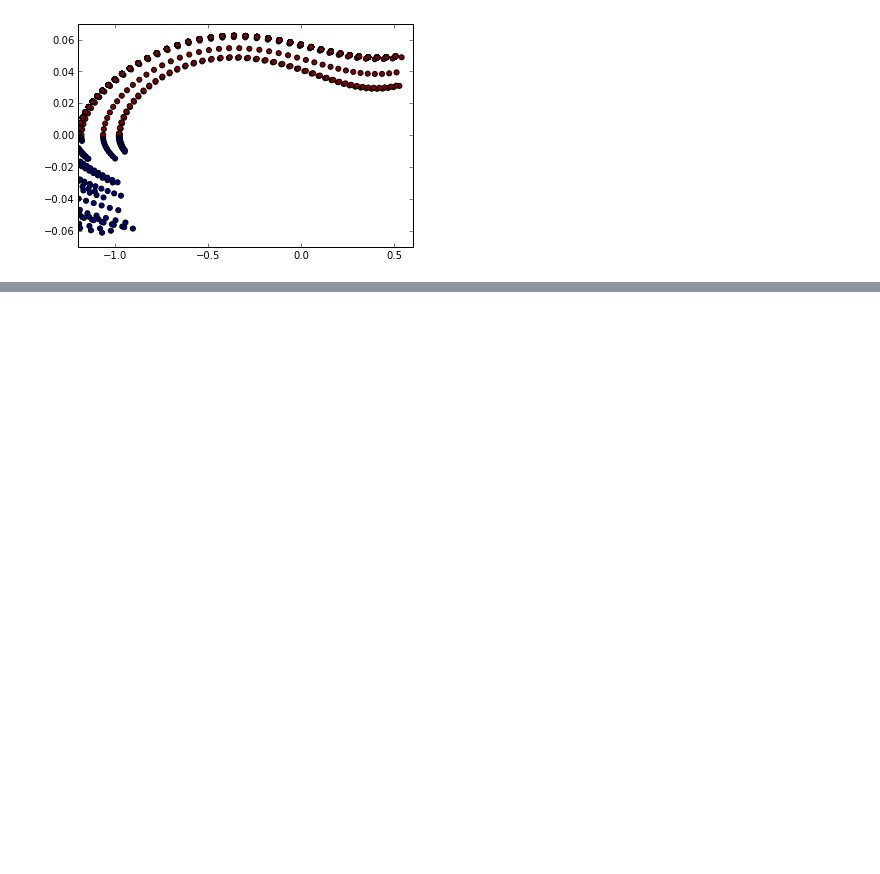
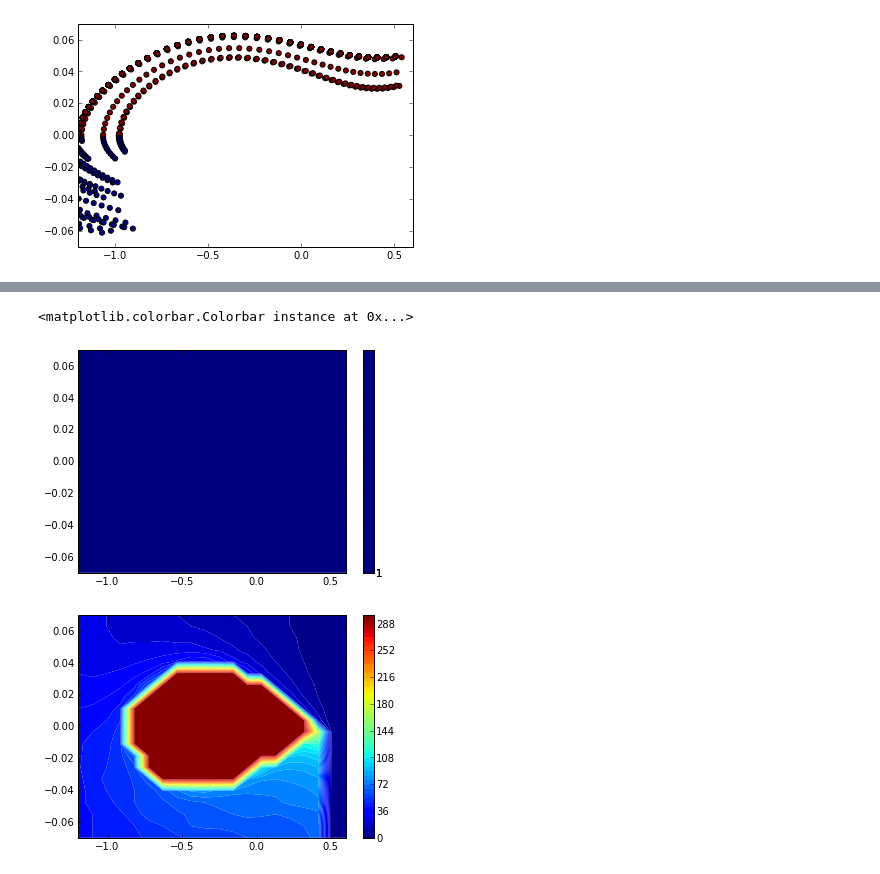
Before and after one commit to edouardklein/RL-and-IRL, a Jupyter notebook: Exp8.ipynb, the cells around one changed output, grey strips where cells are left out. Saved outputs shown, nothing was run; the diff lists cells and outputs as text; code cells hidden in the pictures; blank space fills up the shorter version.

Commit message:
Running RE on the mountain car with different parameters. No luck.

```diff
--- a/Exp8.ipynb
+++ b/Exp8.ipynb
@@ -268,6 +325,0 @@ reward_RE = RE.run()
-# %%
-RE_reward = relative_entropy(TRAJS, data_r, 0.99)
-vRE_reward = non_scalar_vectorize( RE_reward, (5,),(1,1) )
-data = genfromtxt("mountain_car_batch_data.mat")
-data[:,5] = squeeze(vRE_reward(data[:,:5]))
-policy_RE,omega_RE = lspi( data, s_dim=2,a_dim=1, A=ACTION_SPACE, phi=mountain_car_phi, phi_dim=150, iterations_max=20 )#None,zeros((75,1))#
@@ -274,14 +369,18 @@ policy_RE,omega_RE = lspi( data, s_dim=2,a_dim=1, A=ACTION_SPACE, phi=mountain_c
 # %%
 plottable_episode_length = mountain_car_episode_vlength(policy_RE)
 X = linspace(-1.2,0.6,20)
 Y = linspace(-0.07,0.07,20)
 X,Y = meshgrid(X,Y)
-#Z2 = plottable_episode_length(X,Y)
+Z2 = plottable_episode_length(X,Y)
 figure()
 mountain_car_plot_policy(policy_RE)
 figure()
-#contourf(X,Y,Z2,50)
-#colorbar()
+contourf(X,Y,Z2,50)
+colorbar()
+# %% [output]
+<matplotlib.colorbar.Colorbar instance at 0x...>
+[figure, added]
+[figure, added]
 # %%
 def mountain_car_testing_state():
     position = numpy.random.uniform(low=-1.2,high=0.5)
```
Also changed, not shown: parts of 4 cells of this notebook, 1 other file.
